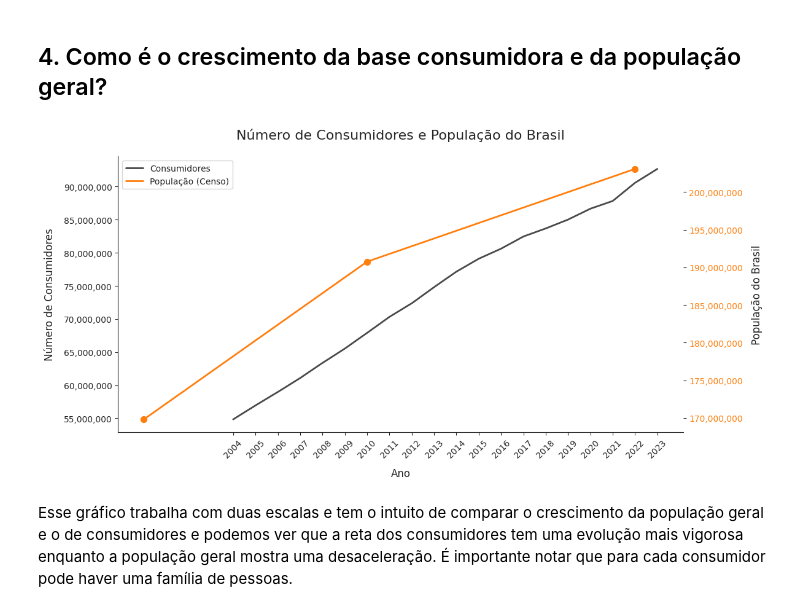
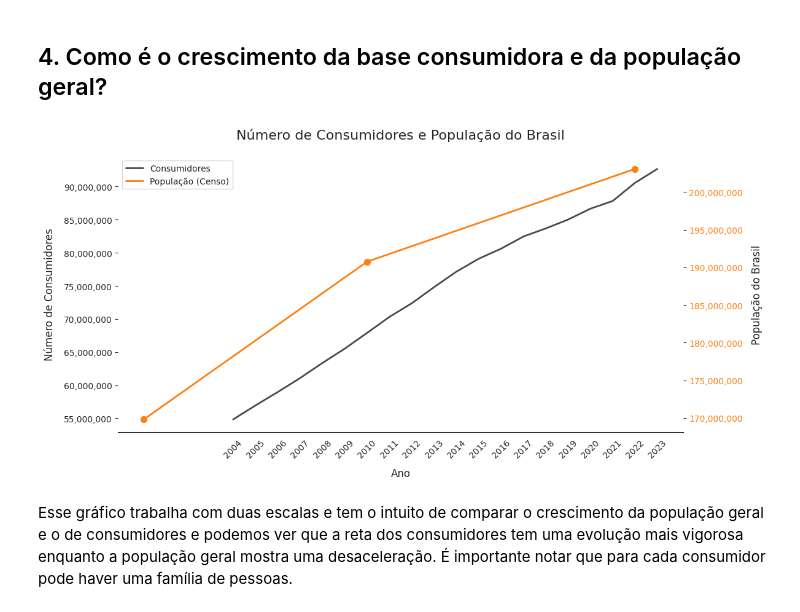
Before and after one commit to jorgelzsilva/projeto_consumo_energia, a Jupyter notebook: notebooks/desafio_final_jorge.ipynb, the cells around one changed output. Saved outputs shown, nothing was run; the diff lists cells and outputs as text; code cells hidden in the pictures.

```diff
--- a/notebooks/desafio_final_jorge.ipynb
+++ b/notebooks/desafio_final_jorge.ipynb
@@ -131,3 +138,8 @@ Index: []
+# %%
+# ajusta os ticks
+def tick_params():
+  ax.tick_params(axis='x', which='both', bottom=True, top=False, labelbottom=True)
+  ax.tick_params(axis='y', which='both', left=True, right=False, labelleft=True)
 # %% [markdown]
 ### Análise de dados ausentes para energia elétrica
 # %% [markdown]
@@ -681,8 +692,4 @@ plt.show()
 # %%
-# Dados do censo
-anos_censo = [2000, 2010, 2022]
-pop_censo = [pop_2000_brasil, pop_2010_brasil, pop_2022_brasil]
-
 # Criar a figura e o eixo
 fig, ax1 = plt.subplots(figsize=(12, 6), facecolor='white')
 
@@ -695,8 +702,7 @@ for spine in ax1.spines.values():
     spine.set_visible(False)
 
 # Configurar os ticks do eixo x
-ax1.tick_params(axis='x', which='both', bottom=True, top=False, labelbottom=True)
-ax1.tick_params(axis='y', which='both', left=True, right=False, labelleft=True)
+tick_params()
 
 # Ajustar o intervalo do eixo x para mostrar todos os anos
 plt.xticks(range(ano_inicial, ano_final + 1))
@@ -713,34 +719,35 @@ ax1.set_ylabel('Número de Consumidores', fontsize=12, labelpad=10)
 ax1.yaxis.set_major_formatter(plt.FuncFormatter(lambda x, p: format(int(x), ',')))
 
 # Criar um segundo eixo y para a população
 ax2 = ax1.twinx()
 
 # Plotar a linha da população
 ax2.plot(anos_censo, pop_censo, color='#ff7f0e', linewidth=2, label='População (Censo)')
 ax2.scatter(anos_censo, pop_censo, color='#ff7f0e', s=50)
 
 # Configurar o eixo y da população
 ax2.set_ylabel('População do Brasil', fontsize=12, labelpad=10)
 ax2.tick_params(axis='y', labelcolor='#ff7f0e')
 ax2.yaxis.set_major_formatter(plt.FuncFormatter(lambda x, p: format(int(x), ',')))
 
 # Remover bordas do segundo eixo
 ax2.spines['top'].set_visible(False)
 ax2.spines['right'].set_visible(False)
+ax2.spines['left'].set_visible(False)
 
 # Adicionar legendas
 lines1, labels1 = ax1.get_legend_handles_labels()
 lines2, labels2 = ax2.get_legend_handles_labels()
 ax1.legend(lines1 + lines2, labels1 + labels2, loc='upper left')
 
 # Ajustar o layout
 plt.tight_layout()
 
 # Salvar e mostrar o gráfico
 plt.savefig('../imagens/numero_consumidores_e_populacao.png', format='png', dpi=300, bbox_inches='tight')
 plt.show()
 # %% [output]
-[figure, old version]
+[figure, new version]
 # %% [markdown]
 Esse gráfico trabalha com duas escalas e tem o intuito de comparar o crescimento da população geral e o de consumidores e podemos ver que a reta dos consumidores tem uma evolução mais vigorosa enquanto a população geral mostra uma desaceleração. É importante notar que para cada consumidor pode haver uma família de pessoas.
 # %% [markdown]
```
Also changed, not shown: parts of 28 cells of this notebook, 6 other files.
